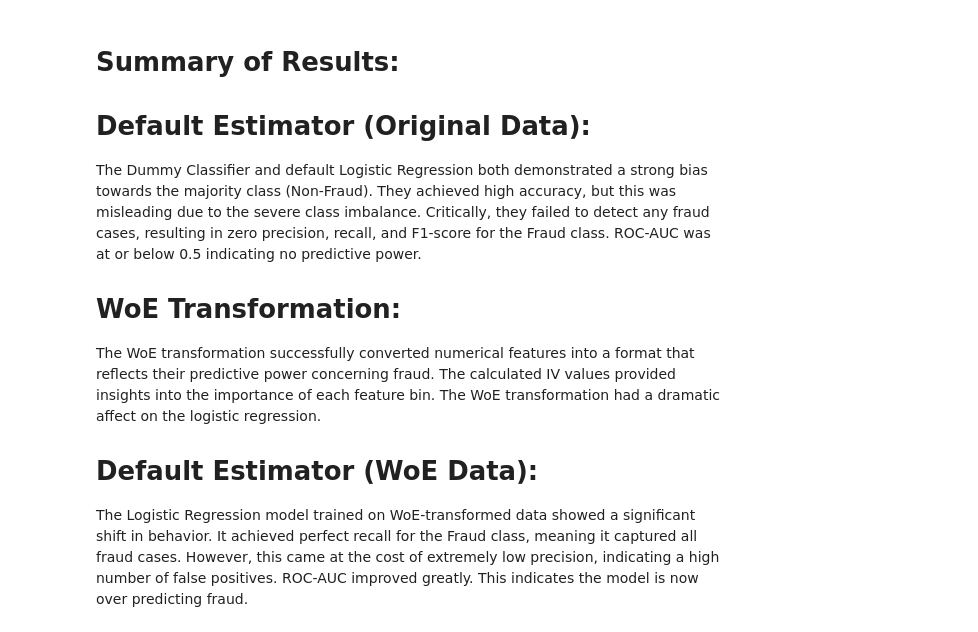
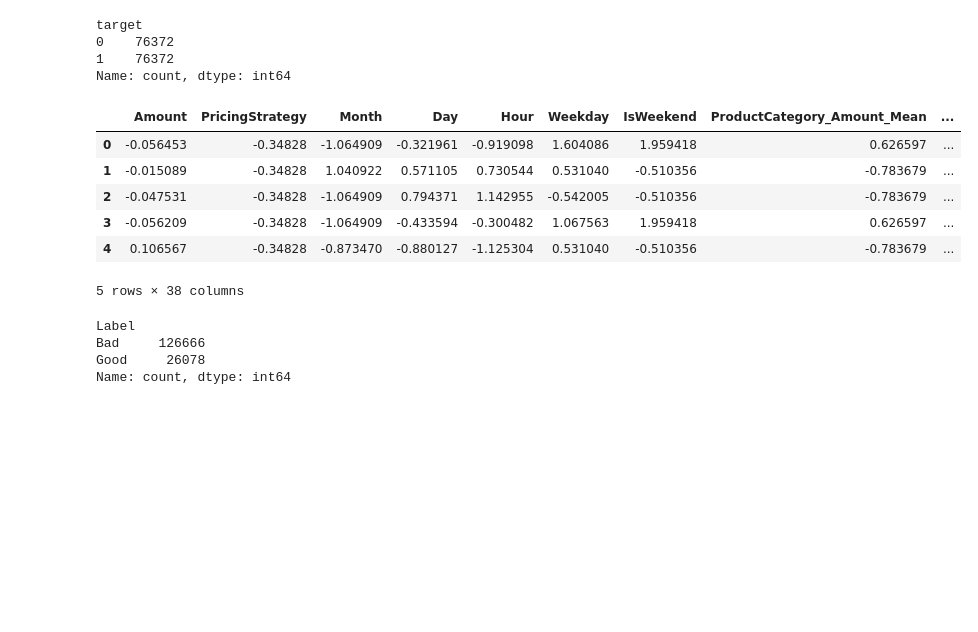
Before and after one commit to eyor23/BatiBank_SmartCredit, a Jupyter notebook: notebooks/default_estimatorF.ipynb, the cells around one changed output. Drawn from its saved outputs; the diff is of its cells as text; code cells hidden in the pictures; blank space fills up the shorter version.

Commit message:
Updated Default Estimator and WoE Notebook

```diff
--- a/notebooks/default_estimatorF.ipynb
+++ b/notebooks/default_estimatorF.ipynb
@@ -167,23 +14,57 @@ F1-score: 0.006244037811117856
-# %% [markdown]
-# **Summary of Results**:
-
-# **Default Estimator (Original Data)**:
-
-The Dummy Classifier and default Logistic Regression both demonstrated a strong bias towards the majority class (Non-Fraud).
-They achieved high accuracy, but this was misleading due to the severe class imbalance.
-Critically, they failed to detect any fraud cases, resulting in zero precision, recall, and F1-score for the Fraud class.
-ROC-AUC was at or below 0.5 indicating no predictive power.
-
-# **WoE Transformation**:
-
-The WoE transformation successfully converted numerical features into a format that reflects their predictive power concerning fraud.
-The calculated IV values provided insights into the importance of each feature bin.
-The WoE transformation had a dramatic affect on the logistic regression.
-
-# **Default Estimator (WoE Data)**:
-
-The Logistic Regression model trained on WoE-transformed data showed a significant shift in behavior.
-It achieved perfect recall for the Fraud class, meaning it captured all fraud cases.
-However, this came at the cost of extremely low precision, indicating a high number of false positives.
-ROC-AUC improved greatly.
-This indicates the model is now over predicting fraud.
+# %%
+# Construct the RFMS scores
+train_balanced['RFMS_Score'] = (train_balanced['Recency'] * 0.4) + (train_balanced['Frequency'] * 0.3) + (train_balanced['Monetary'] * 0.3)
+
+# Now we classify users into 'good' (1) or 'bad' (0) based on RFMS_Score.
+# Define threshold (for demonstration, let's say above the median score is good, below is bad)
+threshold = train_balanced['RFMS_Score'].median()
+
+# Assigning the target 'good' (1) or 'bad' (0) based on RFMS score
+train_balanced['target'] = np.where(train_balanced['RFMS_Score'] >= threshold, 1, 0)
+
+# Check the distribution of the target variable
+print(train_balanced['target'].value_counts())
+# %% [output]
+target
+0    76372
+1    76372
+Name: count, dtype: int64
+# %%
+# Define the list of continuous features for WoE binning
+continuous_features = ['Amount', 'Recency', 'Frequency', 'Monetary', 'customer_total_amount', 'customer_mean_amount', 'customer_transaction_count', 'customer_amount_std']
+
+# Apply WoE binning to each continuous feature
+for feature in continuous_features:
+    train_balanced, _ = woe.calculate_woe(train_balanced, feature, 'target')
+
+# Check the results
+train_balanced.head()
+# %% [output]
+|  | Amount | PricingStrategy | Month | Day | Hour | Weekday | IsWeekend | ProductCategory_Amount_Mean | ... |
+| 0 | -0.056453 | -0.34828 | -1.064909 | -0.321961 | -0.919098 | 1.604086 | 1.959418 | 0.626597 | ... |
+| 1 | -0.015089 | -0.34828 | 1.040922 | 0.571105 | 0.730544 | 0.531040 | -0.510356 | -0.783679 | ... |
+| 2 | -0.047531 | -0.34828 | -1.064909 | 0.794371 | 1.142955 | -0.542005 | -0.510356 | -0.783679 | ... |
+| 3 | -0.056209 | -0.34828 | -1.064909 | -0.433594 | -0.300482 | 1.067563 | 1.959418 | 0.626597 | ... |
+| 4 | 0.106567 | -0.34828 | -0.873470 | -0.880127 | -1.125304 | 0.531040 | -0.510356 | -0.783679 | ... |
+5 rows × 38 columns
+# %%
+# Compute percentiles for Recency, Frequency, and Monetary
+recency_percentile = train_balanced['Recency'].quantile(0.5)
+frequency_percentile = train_balanced['Frequency'].quantile(0.5)
+monetary_percentile = train_balanced['Monetary'].quantile(0.5)
+
+# Create the 'Label' column based on these percentiles
+train_balanced['Label'] = train_balanced.apply(
+    lambda row: 'Good' if (row['Recency'] <= recency_percentile and
+                           row['Frequency'] >= frequency_percentile and
+                           row['Monetary'] >= monetary_percentile) else 'Bad',
+    axis=1
+)
+
+# Check the distribution of the new labels
+train_balanced['Label'].value_counts()
+# %% [output]
+Label
+Bad     126666
+Good     26078
+Name: count, dtype: int64
```
Also changed, not shown: parts of 22 cells of this notebook.
